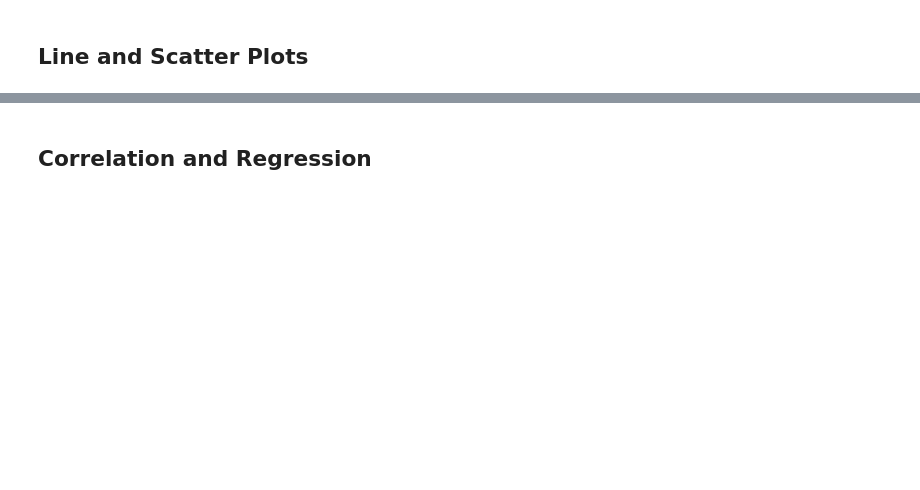
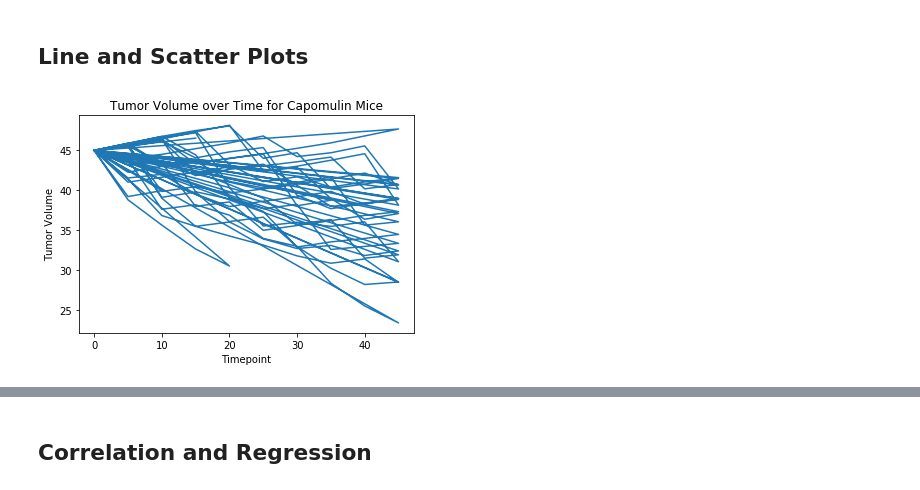
Before and after one commit to iunupe/matplotlib-challenge, a Jupyter notebook: Pymaceuticals/pymaceuticals_starter.ipynb, the cells around one changed output, grey strips where cells are left out. Saved outputs shown, nothing was run; the diff lists cells and outputs as text; code cells hidden in the pictures; blank space fills up the shorter version.

```diff
--- a/Pymaceuticals/pymaceuticals_starter.ipynb
+++ b/Pymaceuticals/pymaceuticals_starter.ipynb
@@ -474,0 +505,20 @@ NameError: name 'colors' is not defined
+# %%
+# Generate a line plot of time point versus tumor volume for a mouse treated with Capomulin
+
+# Filter original data for just the Capomulin Drug Regime
+Capomulin_df = cleaned_data.loc[(cleaned_data["Drug Regimen"] == "Capomulin"),:]
+
+# Set variables to hold relevant data
+timepoint = Capomulin_df["Timepoint"]
+tumor_volume = Capomulin_df["Tumor Volume (mm3)"]
+
+# Plot the tumor volume for various mice
+tumor_volume_line, = plt.plot(timepoint, tumor_volume)
+
+# Show the chart, add labels
+plt.xlabel('Timepoint')
+plt.ylabel('Tumor Volume')
+plt.title('Tumor Volume over Time for Capomulin Mice')
+plt.show()
+# %% [output]
+[figure, added]
```
Also changed, not shown: parts of 16 cells of this notebook, 1 other file.
